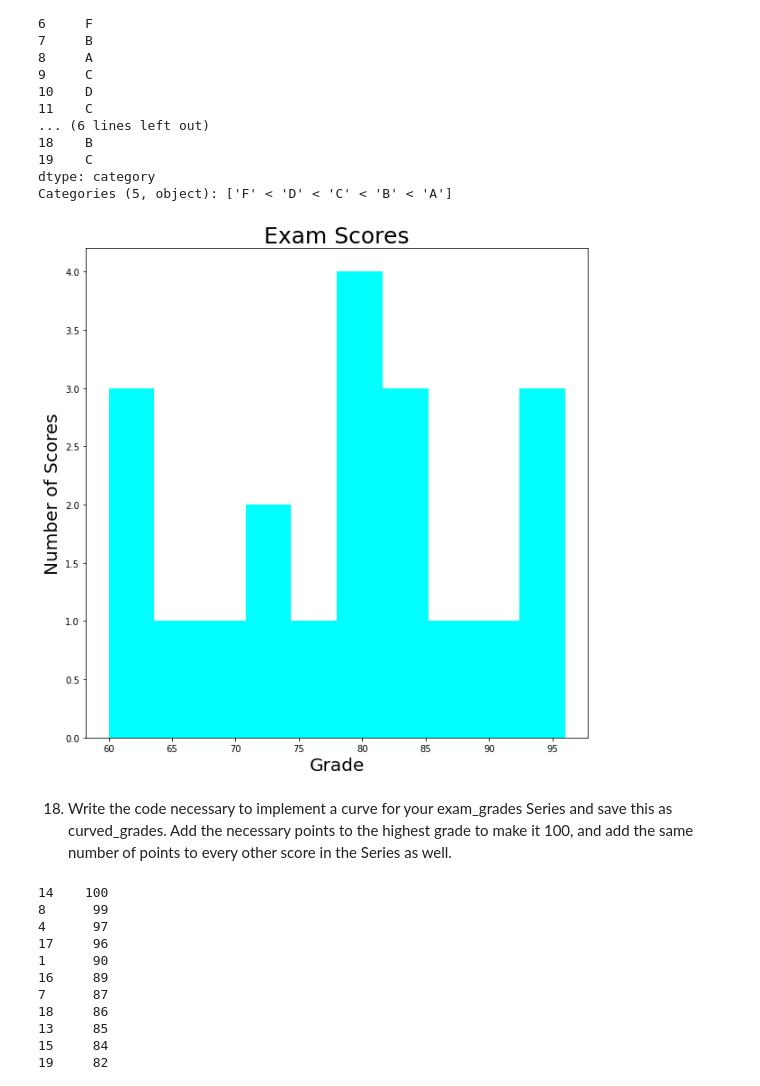
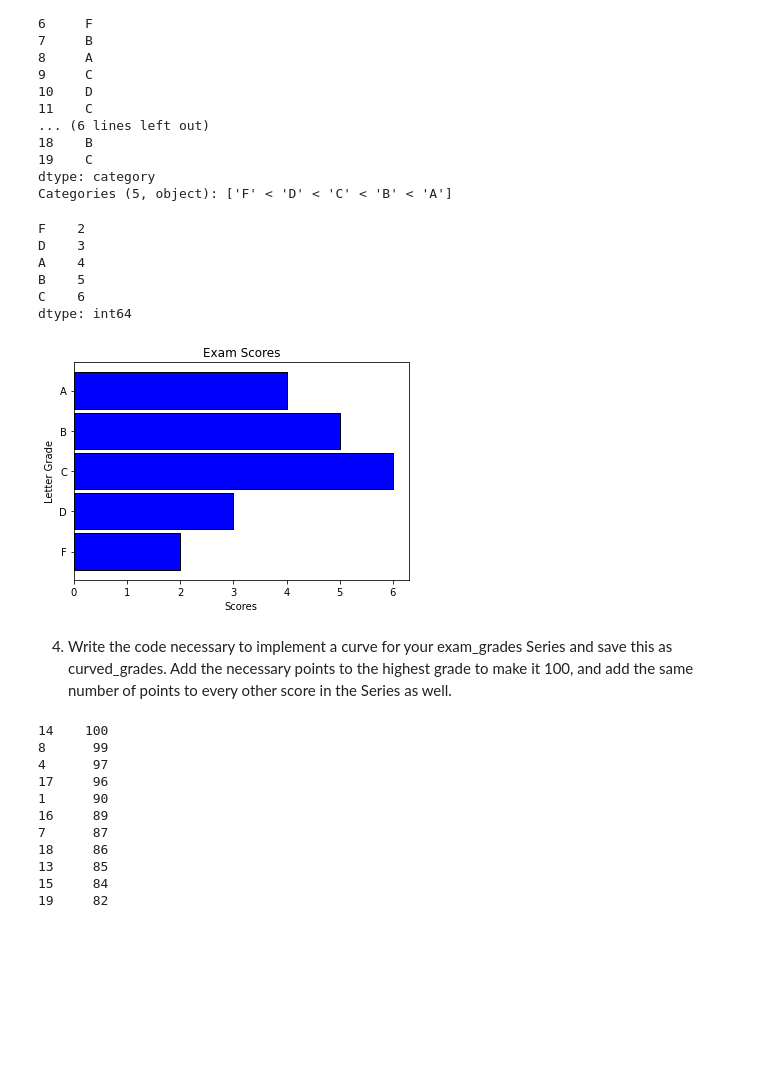
Before and after one commit to rachelrobbinsmayhill/numpy-pandas-visualization-exercises, a Jupyter notebook: pandas_series.ipynb, the cells around one changed output. Saved outputs shown, nothing was run; the diff lists cells and outputs as text; code cells hidden in the pictures; blank space fills up the shorter version.

```diff
--- a/pandas_series.ipynb
+++ b/pandas_series.ipynb
@@ -567,9 +567,9 @@ dtype: int64
 # %%
-binned_scores = [0, 70,]
+binned_edges = [ 0, 60, 70, 80, 90, 101]
 
 binned_labels = [ 'F', 'D', 'C', 'B', "A"]
 
-binned_exam_scores = pd.cut(exam_scores, bins=binned_scores, labels=binned_labels)
+binned_exam_scores = pd.cut(exam_scores, bins=binned_edges, labels=binned_labels)
 
 binned_exam_scores
 # %% [output]
@@ -590,17 +590,29 @@ binned_exam_scores
 19    C
 dtype: category
 Categories (5, object): ['F' < 'D' < 'C' < 'B' < 'A']
+# %%
+binned_exam_scores.value_counts().sort_values()
+# %% [output]
+F    2
+D    3
+A    4
+B    5
+C    6
+dtype: int64
 # %%
-exam_scores.plot.hist(color = 'cyan', figsize = (10,10))
+binned_exam_scores.value_counts().sort_index().plot.barh(color='blue',
+                                                  ec = 'black',
+                                                  width = .9)
 
-plt.title('Exam Scores', fontsize = 25)
-plt.xlabel('Grade', fontsize = 20)
-plt.ylabel('Number of Scores', fontsize = 20)
+plt.title('Exam Scores')
+plt.xlabel('Scores')
+plt.ylabel('Letter Grade')
+
 plt.show()
 # %% [output]
-[figure, old version]
+[figure, new version]
 # %% [markdown]
-18. Write the code necessary to implement a curve for your exam_grades Series and save this as curved_grades. Add the necessary points to the highest grade to make it 100, and add the same number of points to every other score in the Series as well.
+4. Write the code necessary to implement a curve for your exam_grades Series and save this as curved_grades. Add the necessary points to the highest grade to make it 100, and add the same number of points to every other score in the Series as well.
 # %%
 curved_grades = (100 - exam_scores.max()) + (exam_scores).sort_values(ascending = False)
 curved_grades
```
Also changed, not shown: parts of 17 cells of this notebook.
